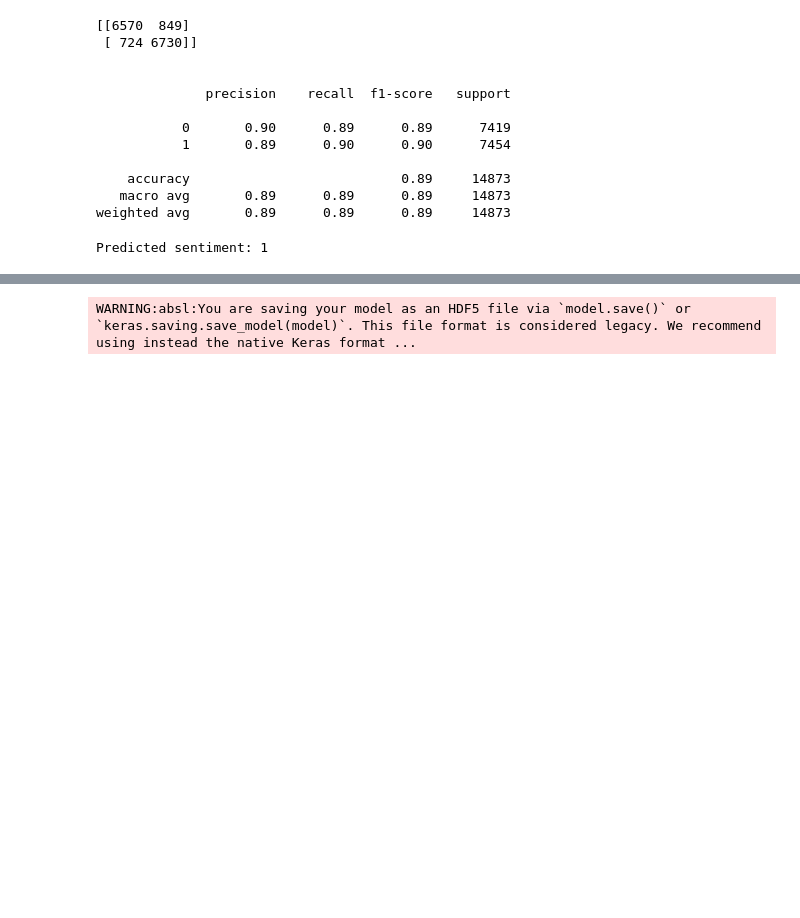
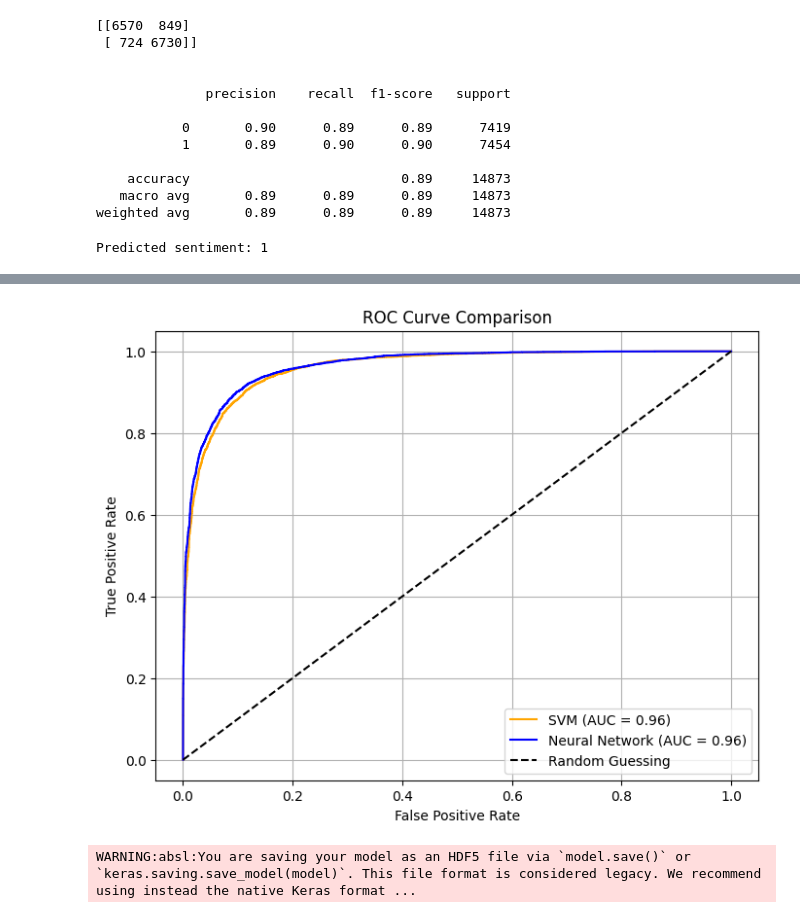
Before and after one commit to filipposmertzanakis/Sentiment-Analysis, a Jupyter notebook: sentimentAnalysis.ipynb, the cells around one changed output, grey strips where cells are left out. Drawn from its saved outputs; the diff is of its cells as text; code cells hidden in the pictures; blank space fills up the shorter version.

```diff
--- a/sentimentAnalysis.ipynb
+++ b/sentimentAnalysis.ipynb
@@ -328,13 +328,5 @@ model = Sequential([
     Dropout(0.5),
     Dense(1, activation='sigmoid')
 ])
-
 # Σύνθεση του μοντέλου
 model.compile(optimizer='adam', loss='binary_crossentropy', metrics=['accuracy'])
-
-# Εκπαίδευση του μοντέλου
-model.fit(x_train, y_train, epochs=10, batch_size=16, validation_split=0.1, callbacks=[early_stopping])
-
-# Αξιολόγηση
-loss, accuracy = model.evaluate(x_test, y_test)
-print("Accuracy:", accuracy)
@@ -351,0 +333,8 @@ Accuracy: 0.8965238928794861
+# %%
+
+# Εκπαίδευση του μοντέλου
+model.fit(x_train, y_train, epochs=10, batch_size=64, validation_split=0.05, callbacks=[early_stopping])
+
+# Αξιολόγηση
+loss, accuracy = model.evaluate(x_test, y_test)
+print("Accuracy:", accuracy)
@@ -426,0 +381,24 @@ Classification Report:
+# %%
+from sklearn.metrics import roc_curve, auc
+import matplotlib.pyplot as plt
+
+# Calculate ROC curves
+svc_fpr, svc_tpr, _ = roc_curve(y_test, svc.decision_function(x_test))
+nn_fpr, nn_tpr, _ = roc_curve(y_test, model.predict(x_test).ravel())
+
+# Calculate AUC
+svc_auc = auc(svc_fpr, svc_tpr)
+nn_auc = auc(nn_fpr, nn_tpr)
+
+# Plot ROC curves
+plt.figure(figsize=(8, 6))
+plt.plot(svc_fpr, svc_tpr, label=f'SVM (AUC = {svc_auc:.2f})', color='orange')
+plt.plot(nn_fpr, nn_tpr, label=f'Neural Network (AUC = {nn_auc:.2f})', color='blue')
+plt.plot([0, 1], [0, 1], 'k--', label='Random Guessing')
+plt.xlabel('False Positive Rate')
+plt.ylabel('True Positive Rate')
+plt.title('ROC Curve Comparison')
+plt.legend(loc='lower right')
+plt.grid()
+plt.show()
+# %% [output]
@@ -427,3 +406,4 @@ Classification Report:
+[figure, added]
 # %%
 #xrhsimopoiw joblib gia na kanw save ta montela wste na ta xrhsiompoihsw me flask
 import joblib
```
Also changed, not shown: parts of 7 cells of this notebook, 1 other file.
